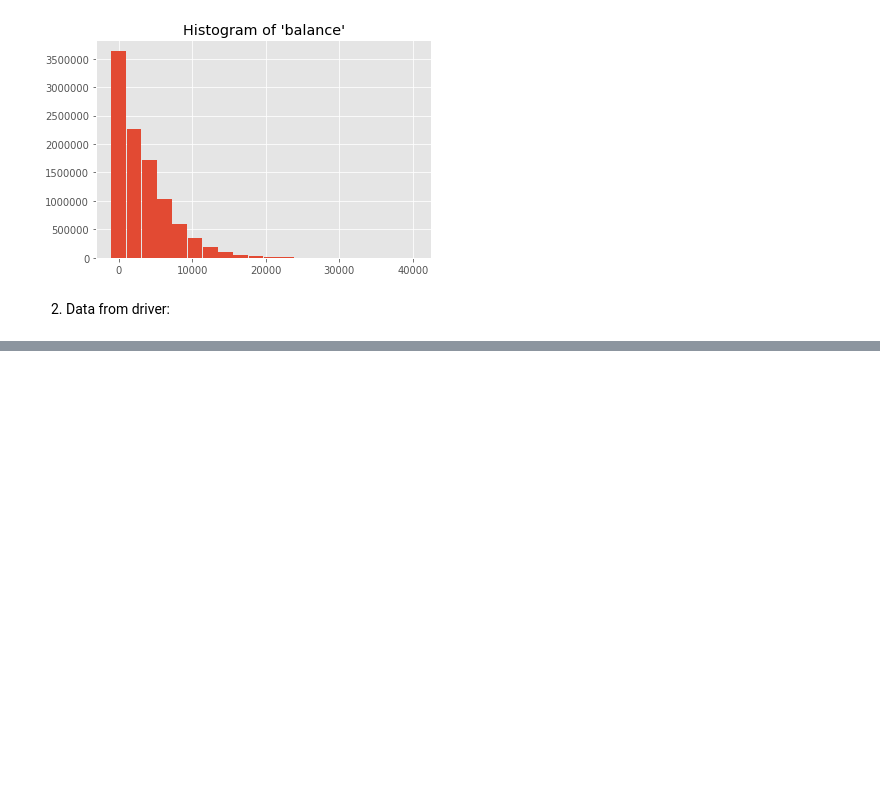
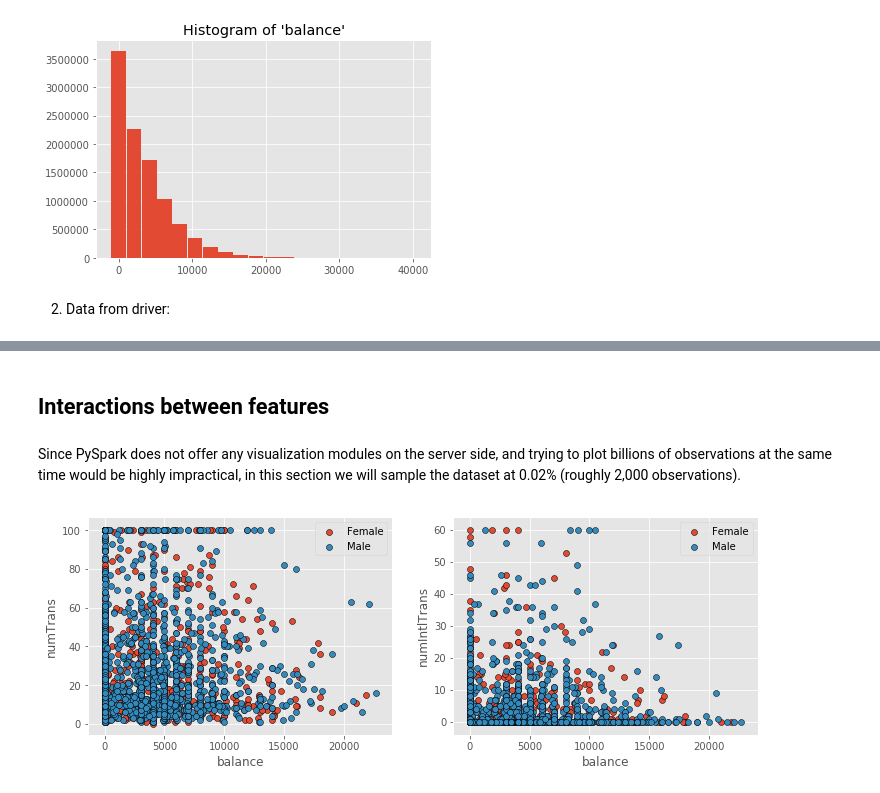
Before and after one commit to jvcm/spark, a Jupyter notebook: pyspark/data_prep.ipynb, the cells around one changed output, grey strips where cells are left out. Saved outputs shown, nothing was run; the diff lists cells and outputs as text; code cells hidden in the pictures; blank space fills up the shorter version.

```diff
--- a/pyspark/data_prep.ipynb
+++ b/pyspark/data_prep.ipynb
@@ -495,3 +495,29 @@ data_driver
 # %%
 plt.hist(data_driver['obs'], bins=20)
 plt.title('Histogram of \'balance\' from driver')
+# %% [markdown]
+## Interactions between features
+# %% [markdown]
+Since PySpark does not offer any visualization modules on the server side, and
+trying to plot billions of observations at the same time would be highly impractical,
+in this section we will sample the dataset at 0.02% (roughly 2,000 observations).
+# %%
+data_sample = df_ccfraud.sampleBy(
+    'gender', {1: 0.0002, 2: 0.0002}
+).select('*')
+# %%
+data_sample = data_sample.toPandas()
+# %%
+unique = data_sample['gender'].unique()
+# %%
+fig, ax = plt.subplots(figsize = (12,4), nrows=1, ncols=2)
+for i, col in enumerate(numeric[1:]):
+    for un in unique:
+        ax[i].scatter(data_sample['balance'].loc[data_sample['gender'] == un],
+                data_sample[col].loc[data_sample['gender'] == un],
+                label = 'Female' if un == 2 else 'Male', edgecolor='k')
+    ax[i].set_xlabel('balance')
+    ax[i].set_ylabel(col)
+    ax[i].legend()
+# %% [output]
+[figure, added]
```
Also changed, not shown: parts of 2 cells of this notebook, 1 other file.
